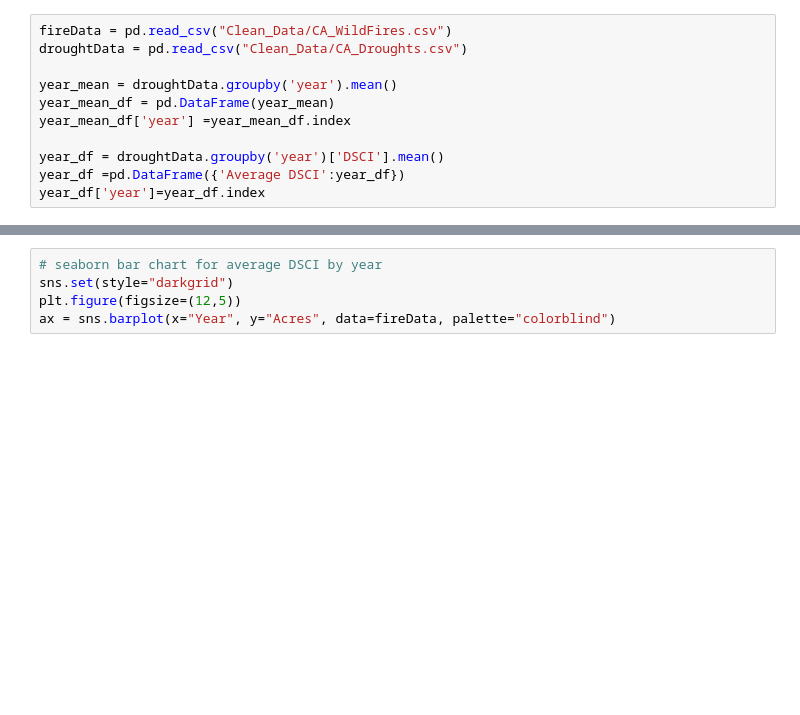
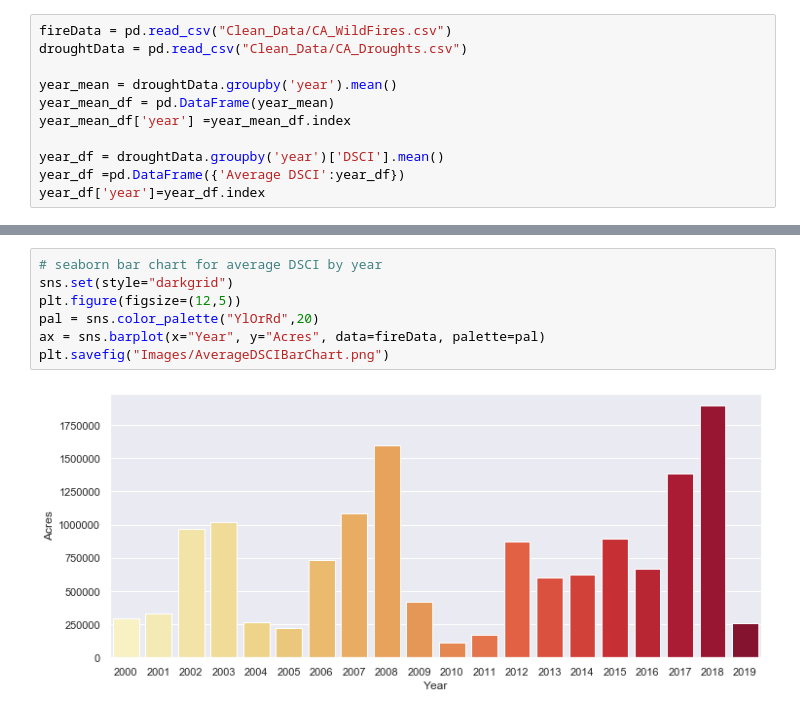
Before and after one commit to anikajohnson/CA-Wildfires-Project, a Jupyter notebook: Data_Analysis.ipynb, the cells around one changed output, grey strips where cells are left out. Saved outputs shown, nothing was run; the diff lists cells and outputs as text; blank space fills up the shorter version.

```diff
--- a/Data_Analysis.ipynb
+++ b/Data_Analysis.ipynb
@@ -48,8 +51,12 @@ print(f"rvalue: {rvalue}")
 # %%
 # seaborn bar chart for average DSCI by year
 sns.set(style="darkgrid")
 plt.figure(figsize=(12,5))
-ax = sns.barplot(x="Year", y="Acres", data=fireData, palette="colorblind")
+pal = sns.color_palette("YlOrRd",20)
+ax = sns.barplot(x="Year", y="Acres", data=fireData, palette=pal)
+plt.savefig("Images/AverageDSCIBarChart.png")
+# %% [output]
+[figure, added]
 # %%
 # Mean DSCI Scatterplot with Linear Regression
 x_values = year_mean_df['year']
```
Also changed, not shown: parts of 8 cells of this notebook.
